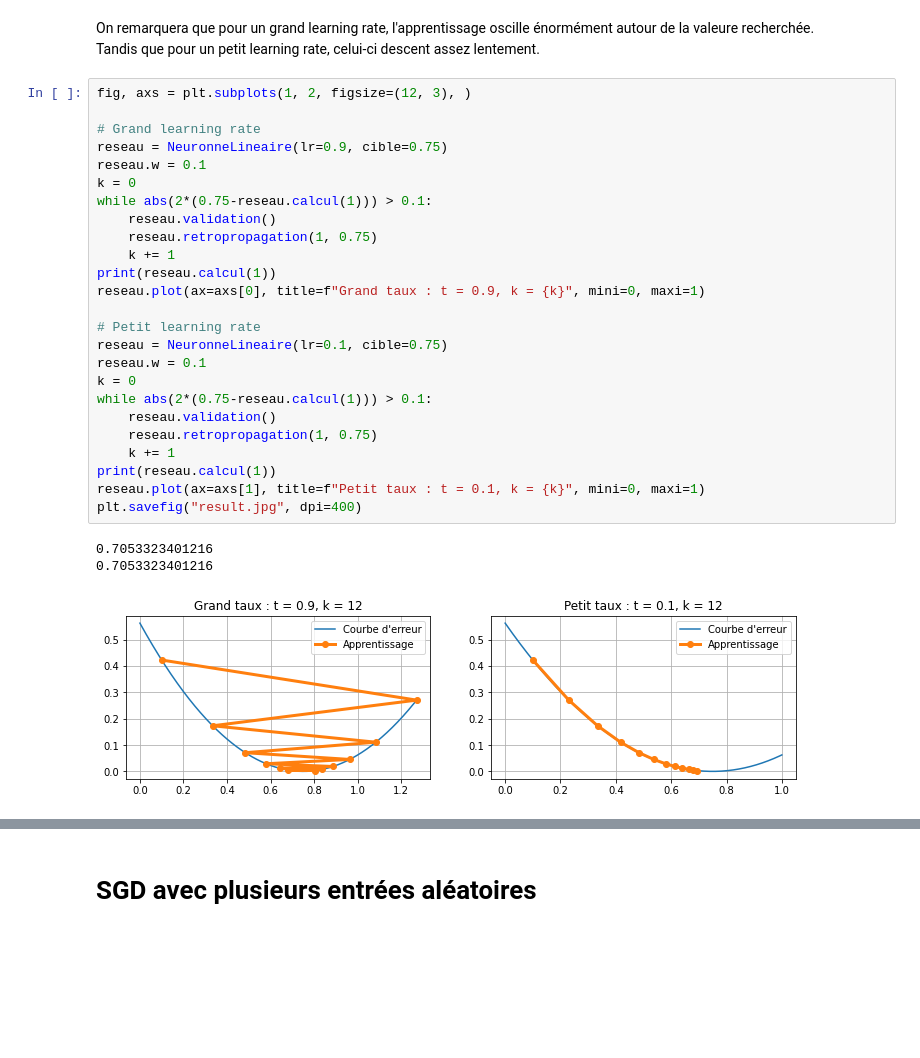
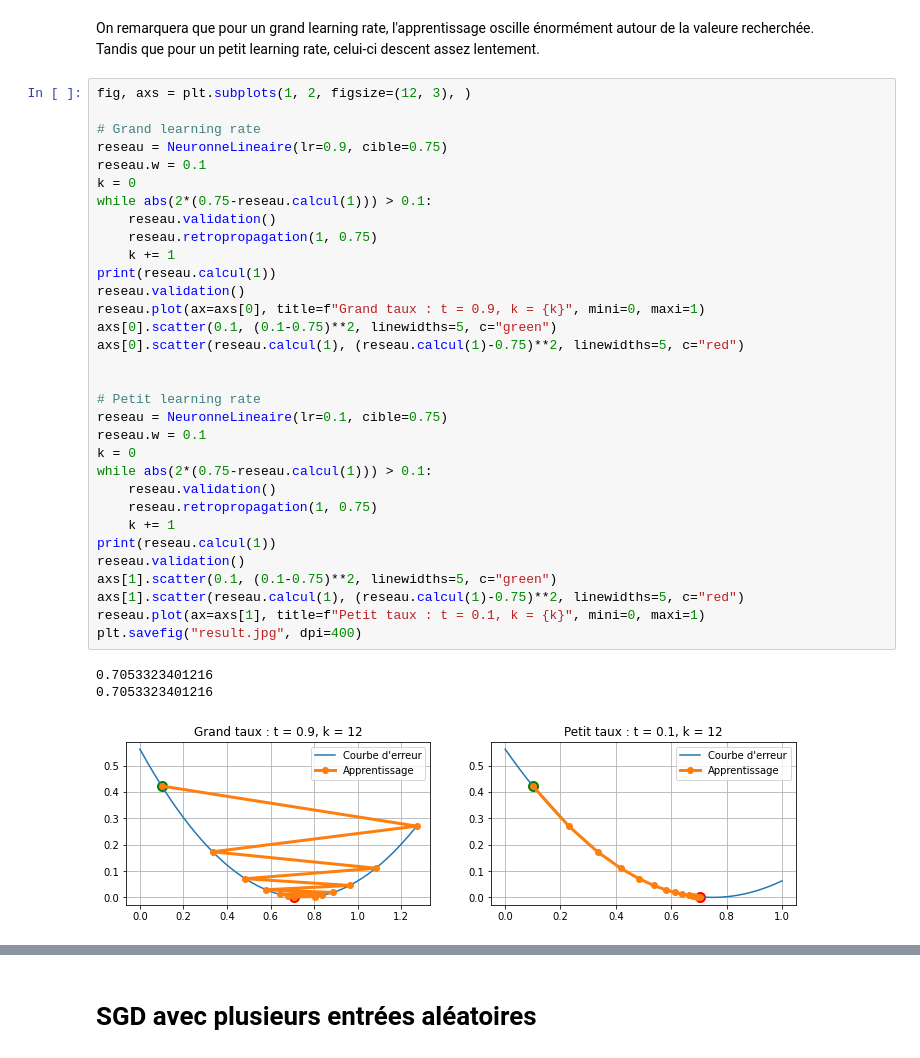
Before and after one commit to tttienthinh/4Tipe, a Jupyter notebook: 5-Optimizers/Test optimizer.ipynb, the cells around one changed output, grey strips where cells are left out. Drawn from its saved outputs; the diff is of its cells as text; blank space fills up the shorter version.

```diff
--- a/5-Optimizers/Test optimizer.ipynb
+++ b/5-Optimizers/Test optimizer.ipynb
@@ -76,32 +76,39 @@ Tandis que pour un petit learning rate, celui-ci descent assez lentement.
 # %%
 fig, axs = plt.subplots(1, 2, figsize=(12, 3), )
 
 # Grand learning rate
 reseau = NeuronneLineaire(lr=0.9, cible=0.75)
 reseau.w = 0.1
 k = 0
 while abs(2*(0.75-reseau.calcul(1))) > 0.1:
     reseau.validation()
     reseau.retropropagation(1, 0.75)
     k += 1
 print(reseau.calcul(1))
+reseau.validation()
 reseau.plot(ax=axs[0], title=f"Grand taux : t = 0.9, k = {k}", mini=0, maxi=1)
+axs[0].scatter(0.1, (0.1-0.75)**2, linewidths=5, c="green")
+axs[0].scatter(reseau.calcul(1), (reseau.calcul(1)-0.75)**2, linewidths=5, c="red")
+
 
 # Petit learning rate
 reseau = NeuronneLineaire(lr=0.1, cible=0.75)
 reseau.w = 0.1
 k = 0
 while abs(2*(0.75-reseau.calcul(1))) > 0.1:
     reseau.validation()
     reseau.retropropagation(1, 0.75)
     k += 1
 print(reseau.calcul(1))
+reseau.validation()
+axs[1].scatter(0.1, (0.1-0.75)**2, linewidths=5, c="green")
+axs[1].scatter(reseau.calcul(1), (reseau.calcul(1)-0.75)**2, linewidths=5, c="red")
 reseau.plot(ax=axs[1], title=f"Petit taux : t = 0.1, k = {k}", mini=0, maxi=1)
 plt.savefig("result.jpg", dpi=400)
 # %% [output]
 0.7053323401216
 0.7053323401216
-[figure, old version]
+[figure, new version]
 # %%
 fig, axs = plt.subplots(1, 2, figsize=(12, 3), )
 
```
Also changed, not shown: parts of 10 cells of this notebook, 19 other files.
